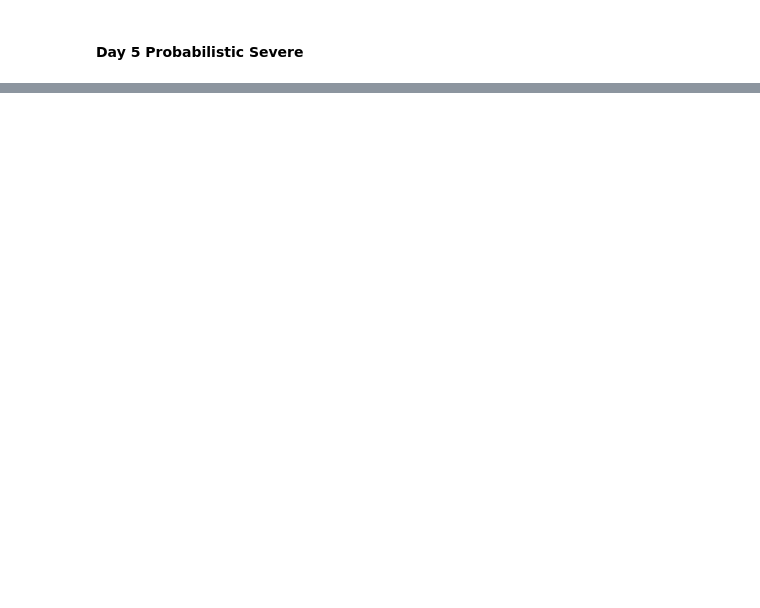
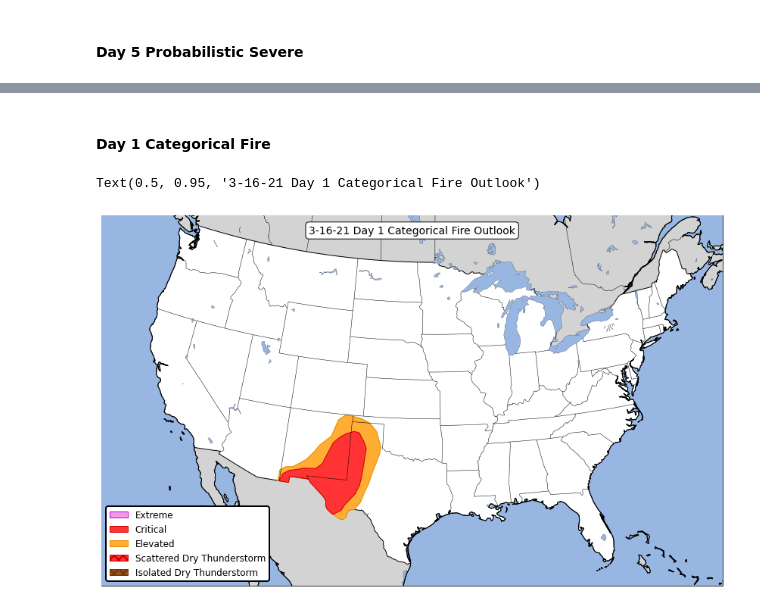
Before and after one commit to nawendt/SPCartopy, a Jupyter notebook: tutorials/spcartopy.ipynb, the cells around one changed output, grey strips where cells are left out. Drawn from its saved outputs; the diff is of its cells as text; code cells hidden in the pictures; blank space fills up the shorter version.

```diff
--- a/tutorials/spcartopy.ipynb
+++ b/tutorials/spcartopy.ipynb
@@ -758,0 +767,70 @@ Text(0.5, 0.95, '4-8-20 Day 5 Probabilistic Severe Outlook')
+# %% [markdown]
+#### Day 1 Categorical Fire
+# %%
+fig, ax = plt.subplots(1,1, subplot_kw={'projection': PROJ}, figsize=(16,9))
+rcParams['hatch.linewidth'] = 2.25
+
+countries = shapereader.natural_earth(category='cultural',
+                                      resolution='50m',
+                                      name='admin_0_countries')
+for country in shapereader.Reader(countries).records():
+    if country.attributes['NAME'] == 'United States of America':
+        ax.add_geometries([country.geometry],
+                          crs=ccrs.PlateCarree(),
+                          facecolor='white',
+                          edgecolor='none',
+                          zorder=3)
+    else:
+        ax.add_geometries([country.geometry],
+                          crs=ccrs.PlateCarree(),
+                          facecolor='lightgray',
+                          edgecolor='none',
+                          zorder=3)
+
+ax.add_feature(feature.NaturalEarthFeature(category='cultural',
+                                           name='admin_1_states_provinces_lines',
+                                           scale='50m',
+                                           facecolor='none',
+                                           edgecolor='black',
+                                           linewidth=0.5,),
+                                           zorder=4)
+ax.add_feature(feature.NaturalEarthFeature(category='physical',
+                                           name='lakes',
+                                           scale='50m',
+                                           facecolor=COLORS['water'],
+                                           edgecolor='black',
+                                           linewidth=0.2),
+                                           zorder=4)
+ax.add_feature(feature.NaturalEarthFeature(category='physical',
+                                           name='coastline',
+                                           scale='50m',
+                                           facecolor='none',
+                                           edgecolor='black'),
+                                           zorder=4)
+ax.add_feature(feature.NaturalEarthFeature(category='cultural',
+                                           name='admin_0_boundary_lines_land',
+                                           scale='50m',
+                                           facecolor='none',
+                                           edgecolor='black'),
+                                           zorder=3)
+ax.add_feature(feature.NaturalEarthFeature(category='physical',
+                                           name='ocean',
+                                           scale='50m',
+                                           facecolor=COLORS['water'],
+                                           edgecolor='black'),
+                                           zorder=3)
+ax.set_extent((-122,-72,22,50))
+
+windrh = Day1FireOutlookFeature(1700,2021,3,16,'windrh',zorder=3)
+
+ax.add_feature(windrh)
+
+leg = SPCLegend.fireCategorical()
+lax = ax.legend(*leg, loc=3, ncol=1, framealpha=1, fontsize=12, edgecolor='black')
+lax.get_frame().set_linewidth(2)
+
+ax.text(0.5, 0.95, '3-16-21 Day 1 Categorical Fire Outlook', transform=ax.transAxes, fontsize=14,
+        horizontalalignment='center', bbox=dict(boxstyle='round', facecolor='white', alpha=1), zorder=5)
+# %% [output]
+Text(0.5, 0.95, '3-16-21 Day 1 Categorical Fire Outlook')
+[figure, added]
```
Also changed, not shown: parts of 19 cells of this notebook, 5 other files.
